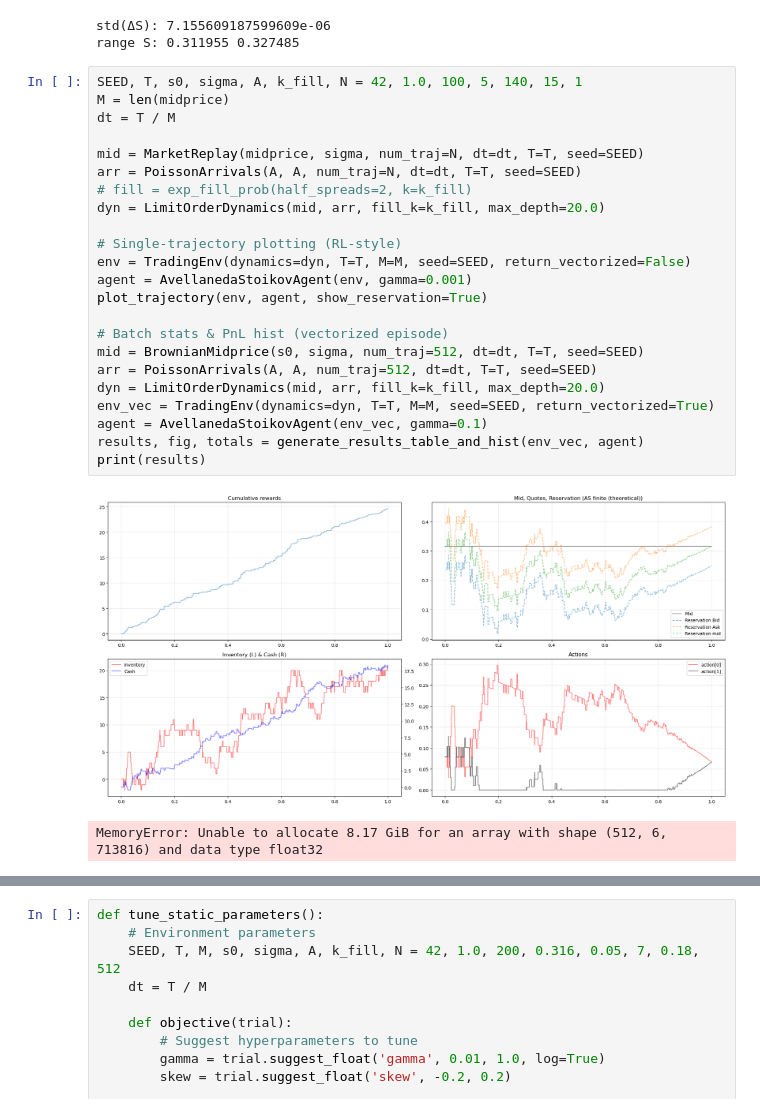
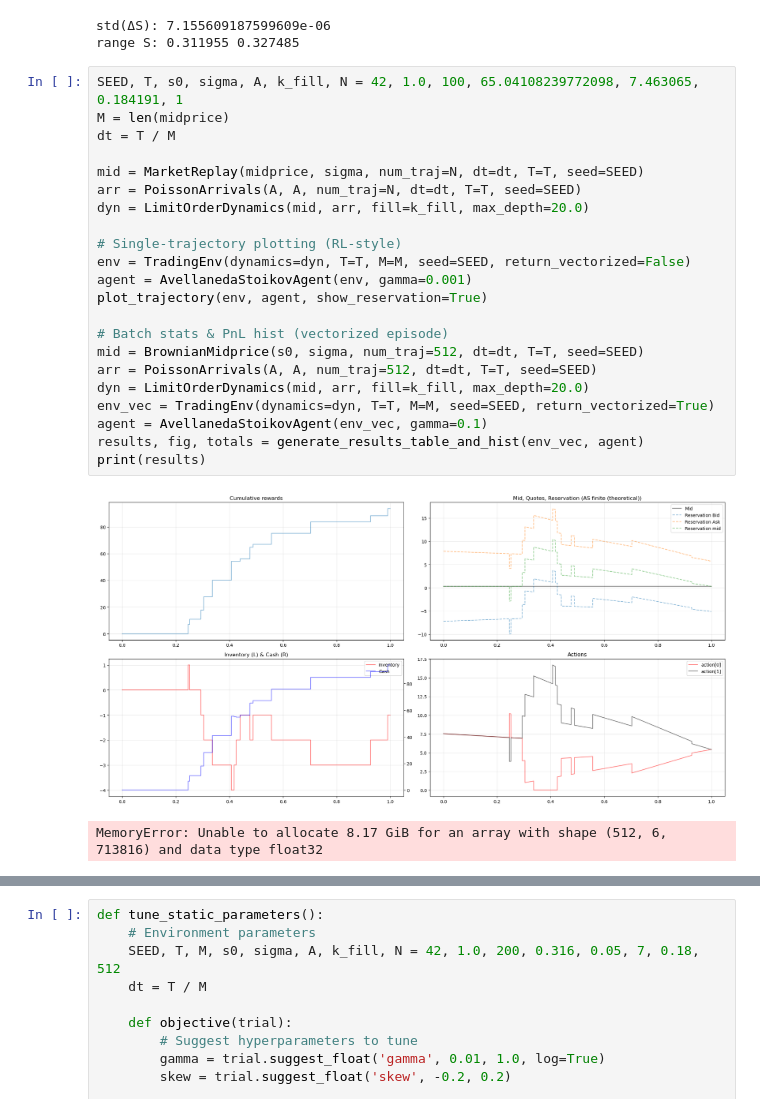
Before and after one commit to AA-ron2/Thesis_AI4Trading, a Jupyter notebook: test.ipynb, the cells around one changed output, grey strips where cells are left out. Drawn from its saved outputs; the diff is of its cells as text.

```diff
--- a/test.ipynb
+++ b/test.ipynb
@@ -218,29 +218,28 @@ print("range S:", midprice.min(), midprice.max())
 std(ΔS): 7.155609187599609e-06
 range S: 0.311955 0.327485
 # %%
-SEED, T, s0, sigma, A, k_fill, N = 42, 1.0, 100, 5, 140, 15, 1
+SEED, T, s0, sigma, A, k_fill, N = 42, 1.0, 100, 65.04108239772098, 7.463065, 0.184191, 1
 M = len(midprice)
 dt = T / M
 
 mid = MarketReplay(midprice, sigma, num_traj=N, dt=dt, T=T, seed=SEED)
 arr = PoissonArrivals(A, A, num_traj=N, dt=dt, T=T, seed=SEED)
-# fill = exp_fill_prob(half_spreads=2, k=k_fill)
-dyn = LimitOrderDynamics(mid, arr, fill_k=k_fill, max_depth=20.0)
+dyn = LimitOrderDynamics(mid, arr, fill=k_fill, max_depth=20.0)
 
 # Single-trajectory plotting (RL-style)
 env = TradingEnv(dynamics=dyn, T=T, M=M, seed=SEED, return_vectorized=False)
 agent = AvellanedaStoikovAgent(env, gamma=0.001)
 plot_trajectory(env, agent, show_reservation=True)
 
 # Batch stats & PnL hist (vectorized episode)
 mid = BrownianMidprice(s0, sigma, num_traj=512, dt=dt, T=T, seed=SEED)
 arr = PoissonArrivals(A, A, num_traj=512, dt=dt, T=T, seed=SEED)
-dyn = LimitOrderDynamics(mid, arr, fill_k=k_fill, max_depth=20.0)
+dyn = LimitOrderDynamics(mid, arr, fill=k_fill, max_depth=20.0)
 env_vec = TradingEnv(dynamics=dyn, T=T, M=M, seed=SEED, return_vectorized=True)
 agent = AvellanedaStoikovAgent(env_vec, gamma=0.1)
 results, fig, totals = generate_results_table_and_hist(env_vec, agent)
 print(results)
 # %% [output]
-[figure, old version]
+[figure, new version]
 MemoryError: Unable to allocate 8.17 GiB for an array with shape (512, 6, 713816) and data type float32
 # %%
```
Also changed, not shown: parts of 2 cells of this notebook, 10 other files.
